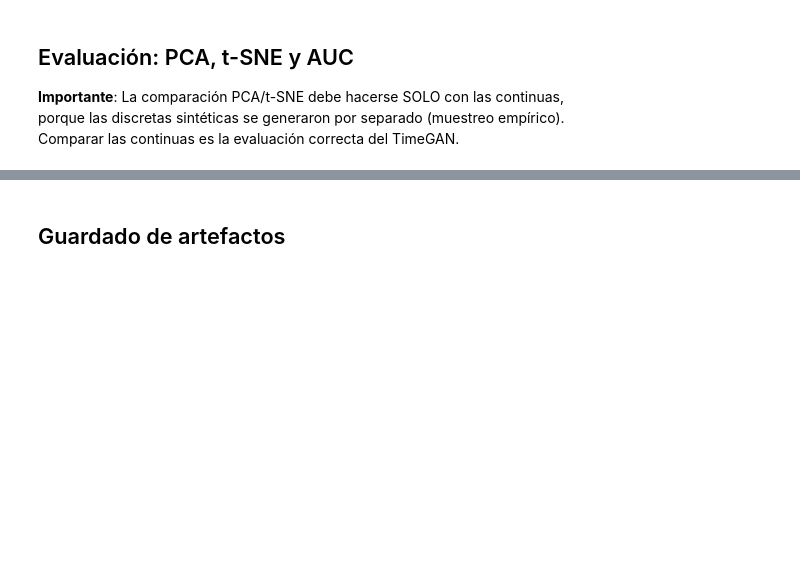
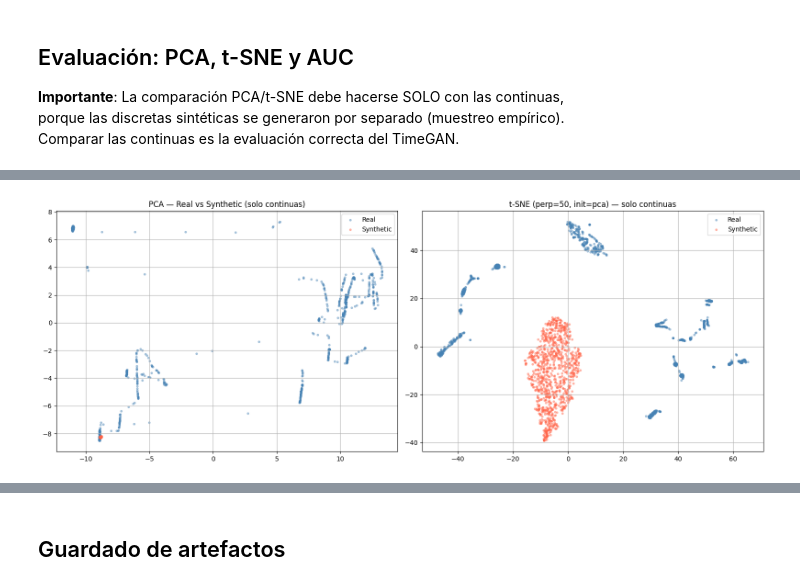
Before and after one commit to juanmi30/ics-synthetic-data-augmentation, a Jupyter notebook: notebooks/04_timegan_hybrid_baseline_v3.ipynb, the cells around one changed output, grey strips where cells are left out. Cells and saved outputs as stored; diff of their text form; code cells hidden in the pictures; blank space fills up the shorter version.

```diff
--- a/notebooks/04_timegan_hybrid_baseline_v3.ipynb
+++ b/notebooks/04_timegan_hybrid_baseline_v3.ipynb
@@ -728,34 +810,36 @@ fig, axes = plt.subplots(1, 2, figsize=(16, 6))
 
 # PCA
 pca = PCA(n_components=2, random_state=SEED)
 pca_real  = pca.fit_transform(real_sample)
 pca_synth = pca.transform(synth_sample)
 
 axes[0].scatter(pca_real[:, 0],  pca_real[:, 1],  alpha=0.4, c='steelblue', s=8, label="Real")
 axes[0].scatter(pca_synth[:, 0], pca_synth[:, 1], alpha=0.4, c='tomato',    s=8, label="Synthetic")
 axes[0].set_title("PCA — Real vs Synthetic (solo continuas)")
 axes[0].legend()
 axes[0].grid(True)
 
 # t-SNE con PCA preprocessing
 n_pca_pre = min(50, real_sample.shape[1])
 pca_pre   = PCA(n_components=n_pca_pre, random_state=SEED)
 combined  = pca_pre.fit_transform(np.vstack([real_sample, synth_sample]))
 
 perp = min(50, n_plot // 5)
-tsne = TSNE(n_components=2, random_state=SEED, perplexity=perp, n_iter=2000,
+tsne = TSNE(n_components=2, random_state=SEED, perplexity=perp, max_iter=2000,
             init="pca", learning_rate="auto")
 tsne_out = tsne.fit_transform(combined)
 
 axes[1].scatter(tsne_out[:n_plot, 0], tsne_out[:n_plot, 1], alpha=0.4, c='steelblue', s=8, label="Real")
 axes[1].scatter(tsne_out[n_plot:, 0], tsne_out[n_plot:, 1], alpha=0.4, c='tomato',    s=8, label="Synthetic")
 axes[1].set_title(f"t-SNE (perp={perp}, init=pca) — solo continuas")
 axes[1].legend()
 axes[1].grid(True)
 
 plt.tight_layout()
 plt.savefig("tsne_v3.png", dpi=150, bbox_inches="tight")
 plt.show()
+# %% [output]
+[figure, added]
 # %%
 X_all = np.vstack([real_sample, synth_sample])
 y_all = np.array([0] * n_plot + [1] * n_plot)
```
Also changed, not shown: parts of 24 cells of this notebook, 13 other files.
